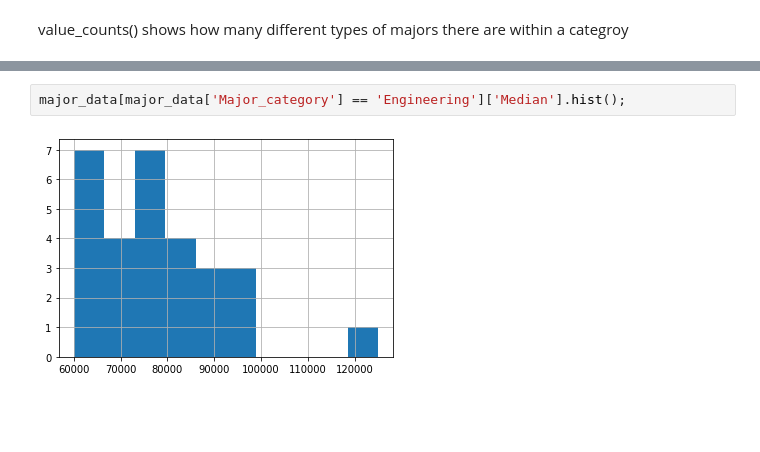
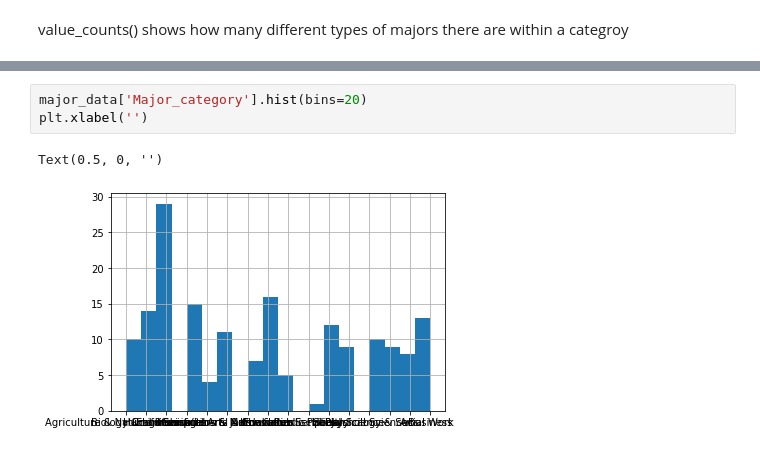
Before and after one commit to michaeltait3/College-Majors-Report, a Jupyter notebook: eda.ipynb, the cells around one changed output, grey strips where cells are left out. Cells and saved outputs as stored; diff of their text form; blank space fills up the shorter version.

```diff
--- a/eda.ipynb
+++ b/eda.ipynb
@@ -96,4 +148,6 @@ import matplotlib
 # %%
-major_data[major_data['Major_category'] == 'Engineering']['Median'].hist();
+major_data['Major_category'].hist(bins=20)
+plt.xlabel('')
 # %% [output]
+Text(0.5, 0, '')
-[figure, old version]
+[figure, new version]
```
Also changed, not shown: parts of 11 cells of this notebook.
